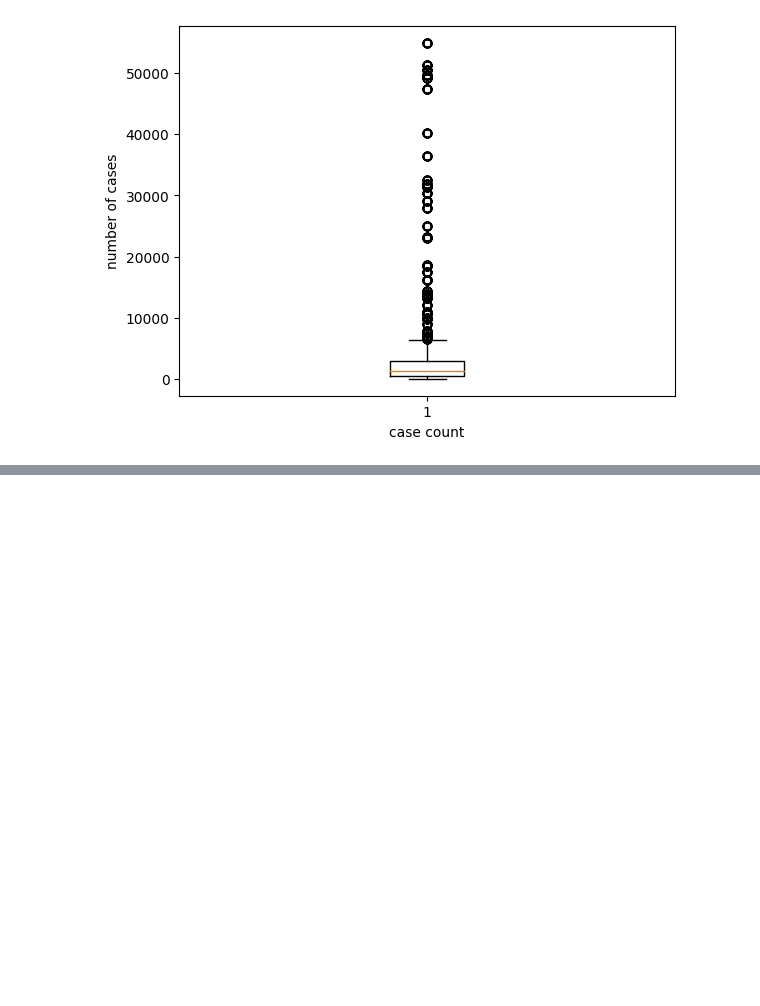
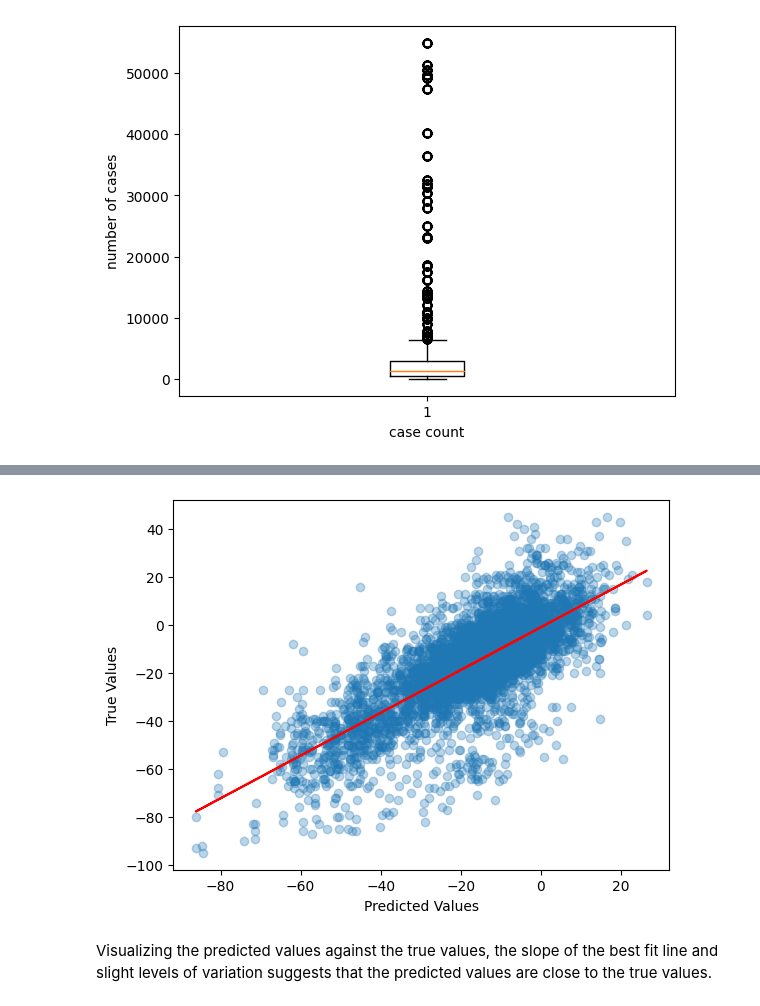
Before and after one commit to icetyla/wage-parity, a Jupyter notebook: project_ny.ipynb, the cells around one changed output, grey strips where cells are left out. Saved outputs shown, nothing was run; the diff lists cells and outputs as text; code cells hidden in the pictures; blank space fills up the shorter version.

Commit message:
Add visualizations and update README.md file

```diff
--- a/project_ny.ipynb
+++ b/project_ny.ipynb
@@ -133,3 +159,15 @@ print('Mean Squared Error: %f'%(r_mse))
+# %%
+# visualize predictions
+a, b = np.polyfit(r_preds, y_valid, 1)
+plt.scatter(r_preds, y_valid, alpha=0.3)
+plt.plot(r_preds, a*r_preds+b, color='red')
+plt.xlabel('Predicted Values')
+plt.ylabel('True Values')
+plt.show()
+# %% [output]
+[figure, added]
+# %% [markdown]
+Visualizing the predicted values against the true values, the slope of the best fit line and slight levels of variation suggests that the predicted values are close to the true values.
 # %%
 # evaluate spending changes in the grocery and pharmacy department
 X = df[features]
```
Also changed, not shown: parts of 20 cells of this notebook, 1 other file.
